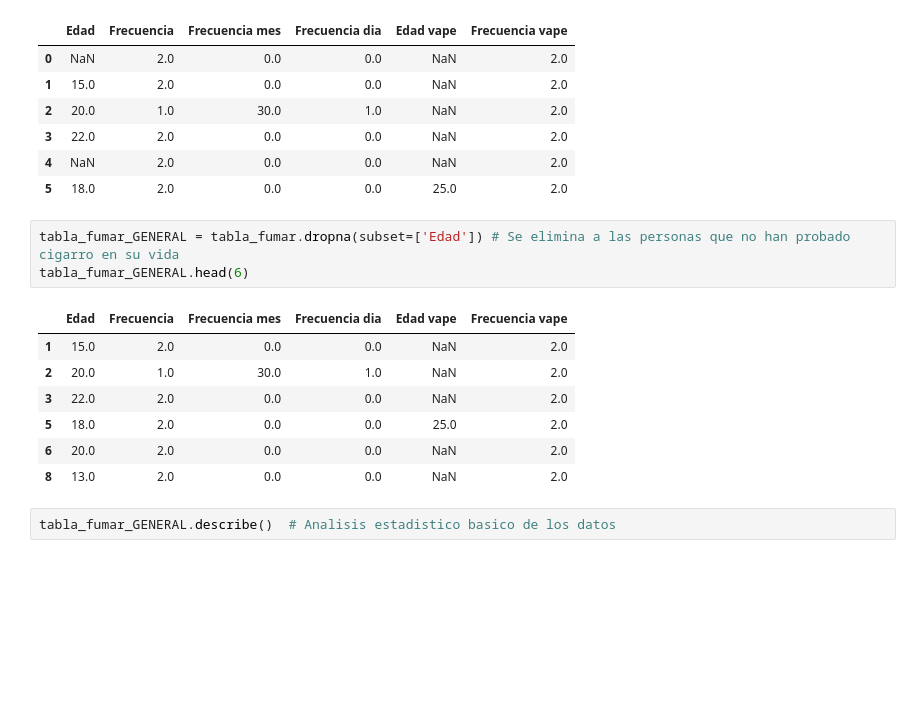
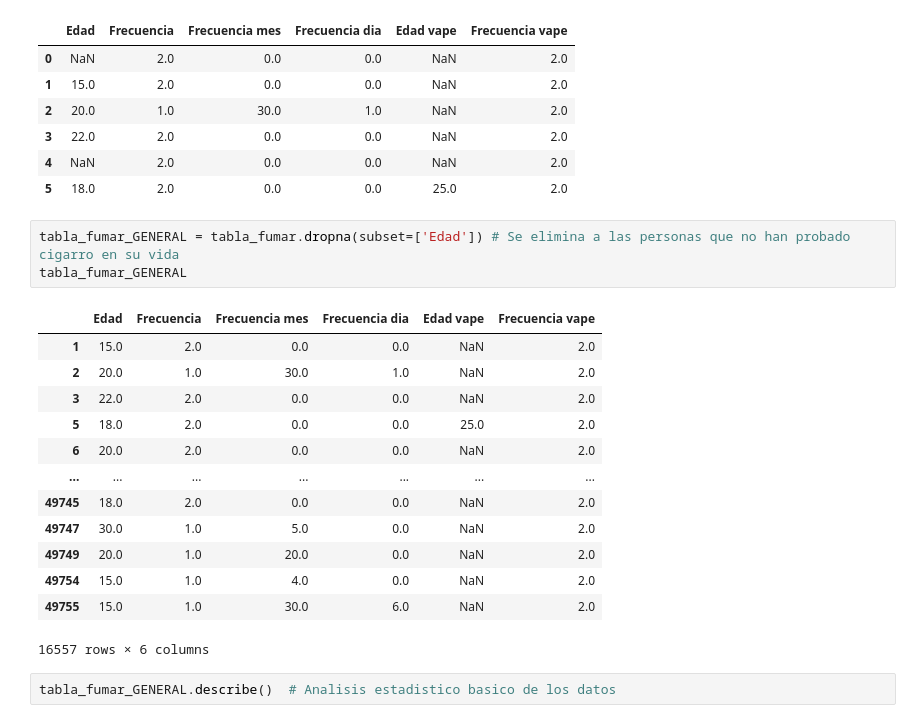
Before and after one commit to Alej00525/programacion1, a Jupyter notebook: Tarea__5.ipynb, the cells around one changed output. Saved outputs shown, nothing was run; the diff lists cells and outputs as text; blank space fills up the shorter version.

```diff
--- a/Tarea__5.ipynb
+++ b/Tarea__5.ipynb
@@ -78,15 +91,21 @@ tabla_fumar.head(6)
 | 5 | 18.0 | 2.0 | 0.0 | 0.0 | 25.0 | 2.0 |
 # %%
 tabla_fumar_GENERAL = tabla_fumar.dropna(subset=['Edad']) # Se elimina a las personas que no han probado cigarro en su vida
-tabla_fumar_GENERAL.head(6)
+tabla_fumar_GENERAL
 # %% [output]
 |  | Edad | Frecuencia | Frecuencia mes | Frecuencia dia | Edad vape | Frecuencia vape |
 | 1 | 15.0 | 2.0 | 0.0 | 0.0 | NaN | 2.0 |
 | 2 | 20.0 | 1.0 | 30.0 | 1.0 | NaN | 2.0 |
 | 3 | 22.0 | 2.0 | 0.0 | 0.0 | NaN | 2.0 |
 | 5 | 18.0 | 2.0 | 0.0 | 0.0 | 25.0 | 2.0 |
 | 6 | 20.0 | 2.0 | 0.0 | 0.0 | NaN | 2.0 |
-| 8 | 13.0 | 2.0 | 0.0 | 0.0 | NaN | 2.0 |
+| ... | ... | ... | ... | ... | ... | ... |
+| 49745 | 18.0 | 2.0 | 0.0 | 0.0 | NaN | 2.0 |
+| 49747 | 30.0 | 1.0 | 5.0 | 0.0 | NaN | 2.0 |
+| 49749 | 20.0 | 1.0 | 20.0 | 0.0 | NaN | 2.0 |
+| 49754 | 15.0 | 1.0 | 4.0 | 0.0 | NaN | 2.0 |
+| 49755 | 15.0 | 1.0 | 30.0 | 6.0 | NaN | 2.0 |
+16557 rows × 6 columns
 # %%
 tabla_fumar_GENERAL.describe()  # Analisis estadistico basico de los datos
 # %% [output]
```
Also changed, not shown: parts of 7 cells of this notebook.
